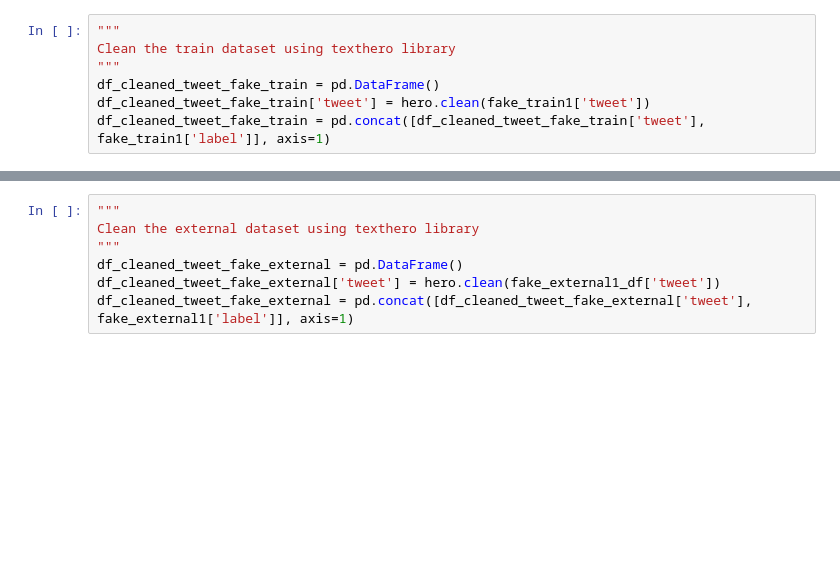
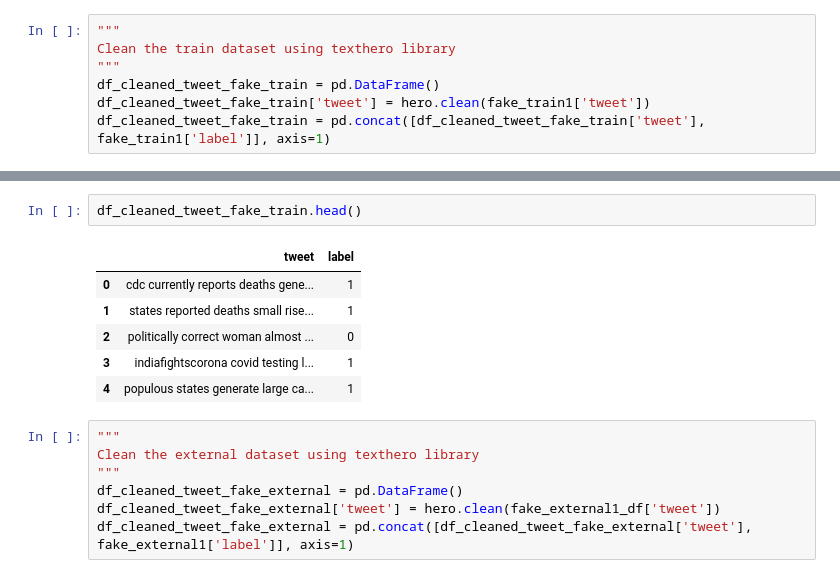
Before and after one commit to sreebalajisree/Fake_News_Detection, a Jupyter notebook: Fake_News_Detection_Using_T5.ipynb, the cells around one changed output, grey strips where cells are left out. Drawn from its saved outputs; the diff is of its cells as text; blank space fills up the shorter version.

```diff
--- a/Fake_News_Detection_Using_T5.ipynb
+++ b/Fake_News_Detection_Using_T5.ipynb
@@ -121,3 +222,12 @@ df_cleaned_tweet_fake_valid = pd.concat([df_cleaned_tweet_fake_valid['tweet'], f
+# %%
+df_cleaned_tweet_fake_train.head()
+# %% [output]
+|  | tweet | label |
+| 0 | cdc currently reports deaths gene... | 1 |
+| 1 | states reported deaths small rise... | 1 |
+| 2 | politically correct woman almost ... | 0 |
+| 3 | indiafightscorona covid testing l... | 1 |
+| 4 | populous states generate large ca... | 1 |
 # %%
 """
 Clean the external dataset using texthero library
```
Also changed, not shown: parts of 32 cells of this notebook.
